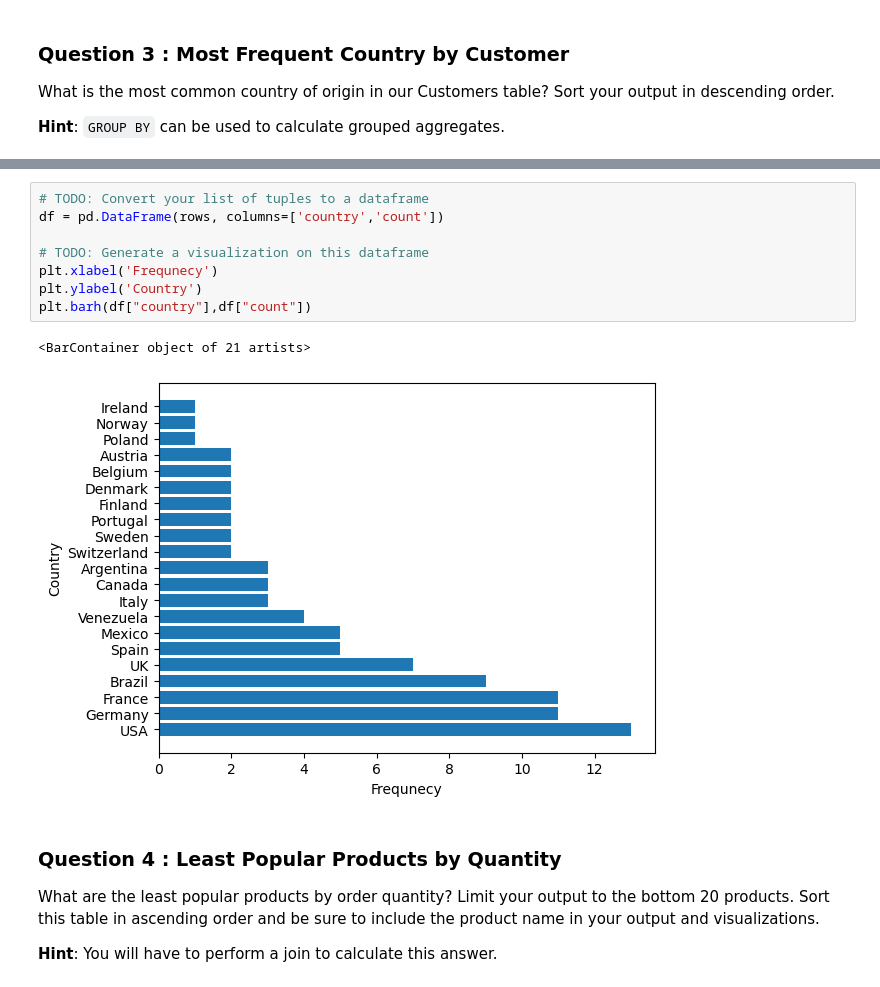
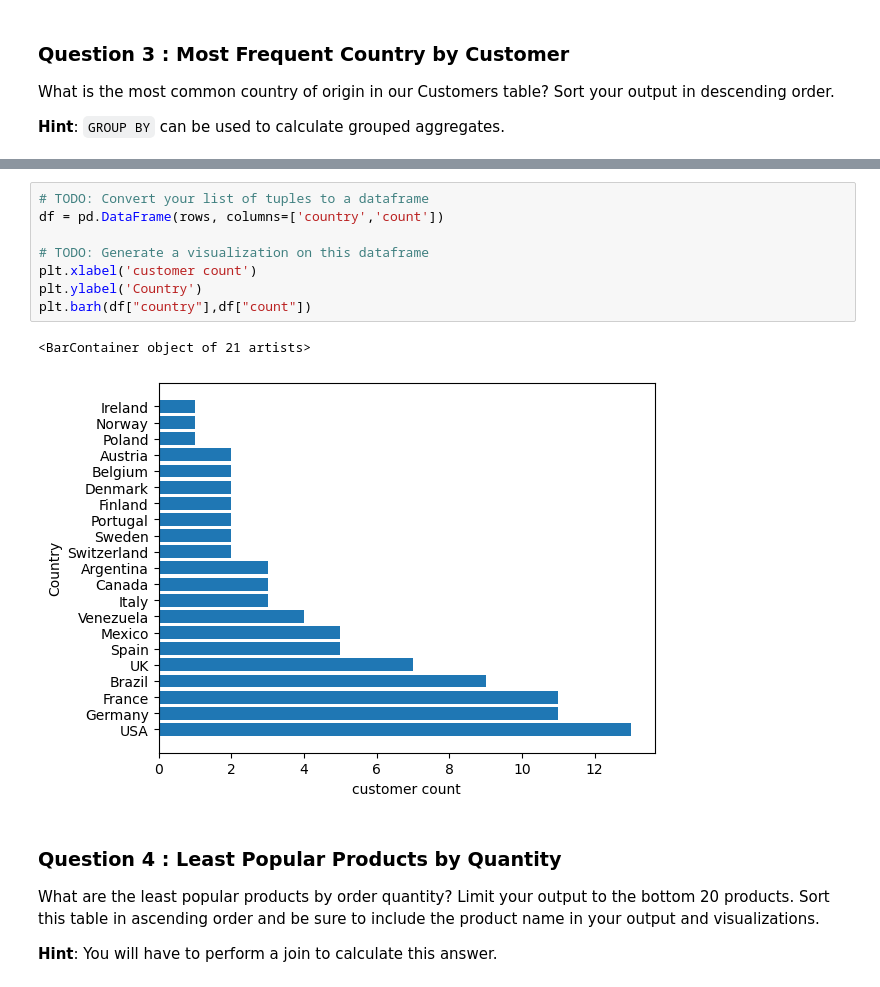
Before and after one commit to kai2233/ad-hoc-analysis, a Jupyter notebook: adhoc_report.ipynb, the cells around one changed output, grey strips where cells are left out. Saved outputs shown, nothing was run; the diff lists cells and outputs as text.

```diff
--- a/adhoc_report.ipynb
+++ b/adhoc_report.ipynb
@@ -87,14 +106,14 @@ rows = cursor.fetchall()
 # %%
 # TODO: Convert your list of tuples to a dataframe
 df = pd.DataFrame(rows, columns=['country','count'])
 
 # TODO: Generate a visualization on this dataframe
-plt.xlabel('Frequnecy')
+plt.xlabel('customer count')
 plt.ylabel('Country')
 plt.barh(df["country"],df["count"])
 # %% [output]
 <BarContainer object of 21 artists>
-[figure, old version]
+[figure, new version]
 # %% [markdown]
 ### Question 4 : Least Popular Products by Quantity
 
```
Also changed, not shown: parts of 7 cells of this notebook.
